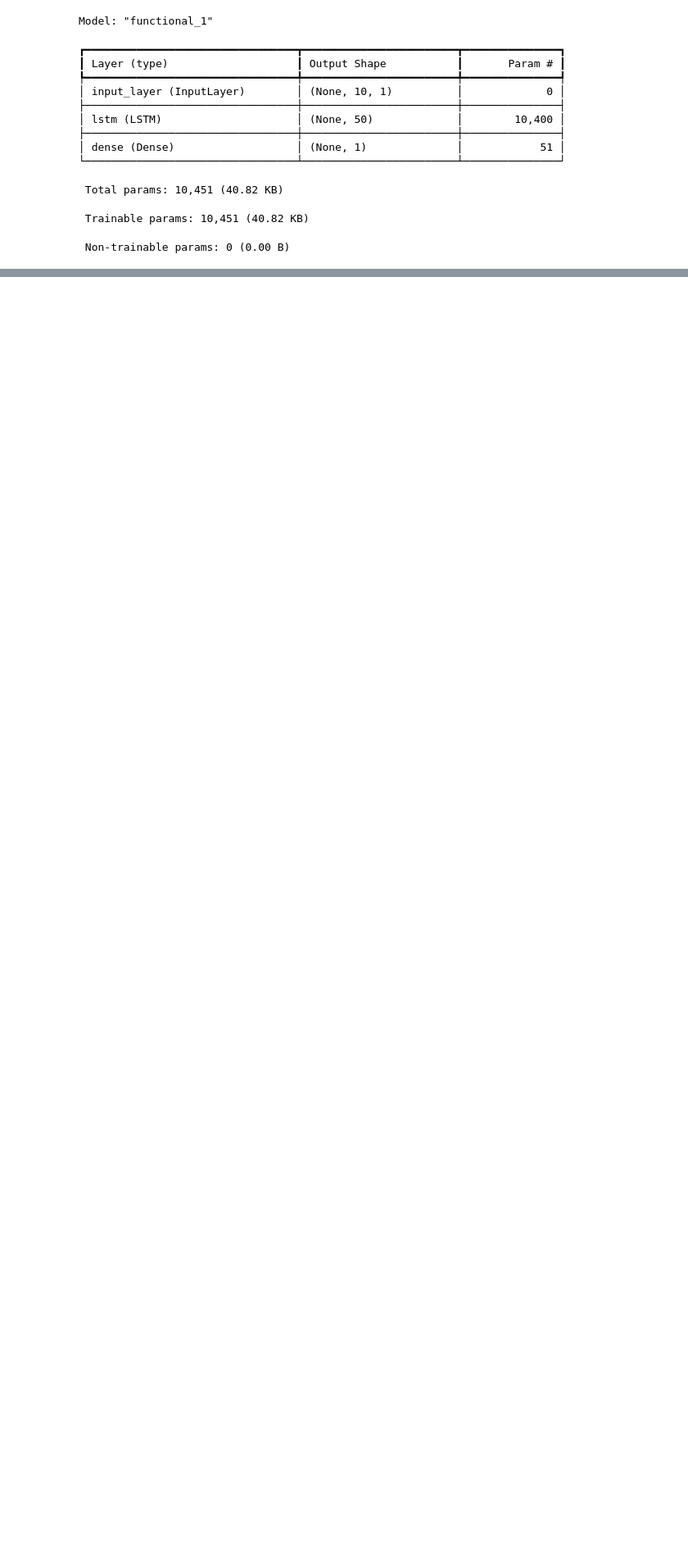
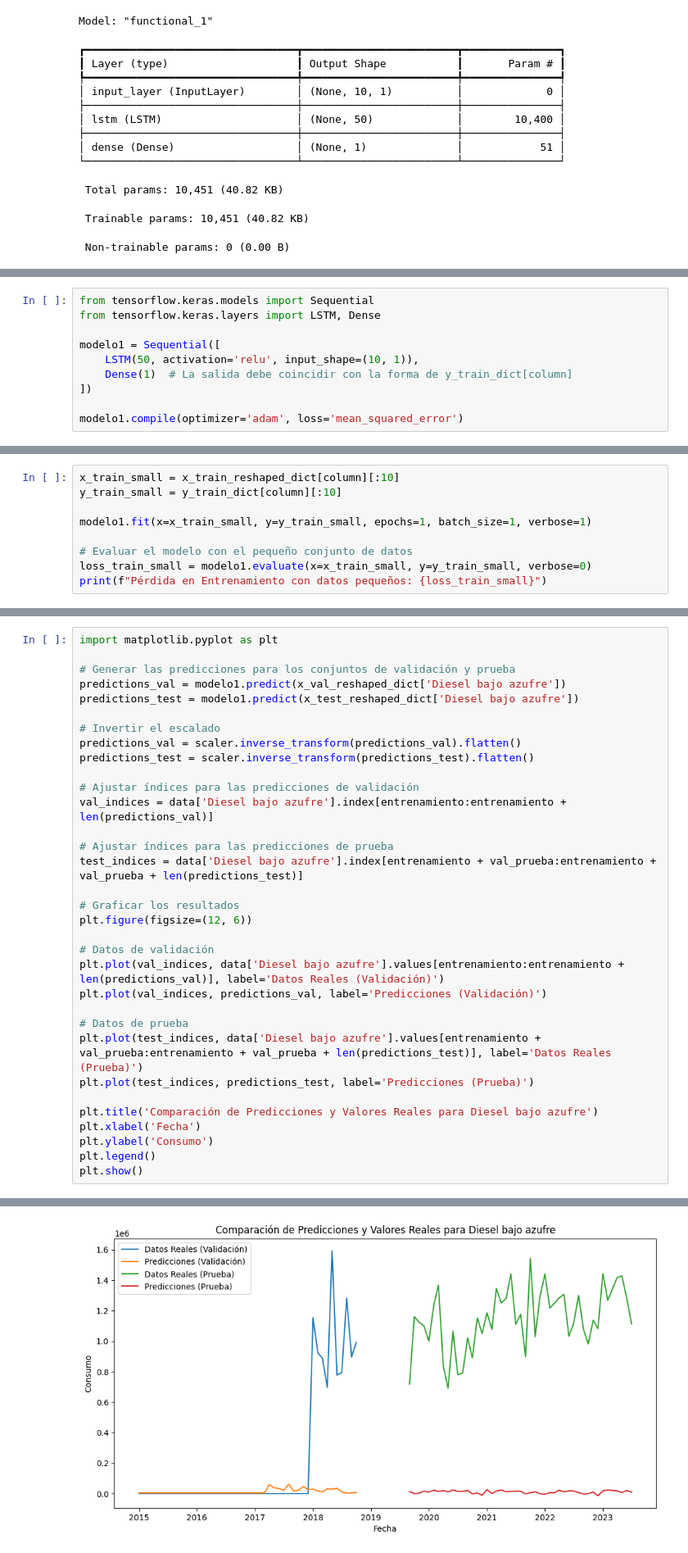
Before and after one commit to Gustixa/data_science, a Jupyter notebook: lab3/lab3.ipynb, the cells around one changed output, grey strips where cells are left out. Shown at 82% size. Saved outputs shown, nothing was run; the diff lists cells and outputs as text; blank space fills up the shorter version.

```diff
--- a/lab3/lab3.ipynb
+++ b/lab3/lab3.ipynb
@@ -664,0 +904,10 @@ Epoch 18/150
+# %%
+from tensorflow.keras.models import Sequential
+from tensorflow.keras.layers import LSTM, Dense
+
+modelo1 = Sequential([
+    LSTM(50, activation='relu', input_shape=(10, 1)),
+    Dense(1)  # La salida debe coincidir con la forma de y_train_dict[column]
+])
+
+modelo1.compile(optimizer='adam', loss='mean_squared_error')
@@ -664,0 +939,9 @@ Epoch 18/150
+# %%
+x_train_small = x_train_reshaped_dict[column][:10]
+y_train_small = y_train_dict[column][:10]
+
+modelo1.fit(x=x_train_small, y=y_train_small, epochs=1, batch_size=1, verbose=1)
+
+# Evaluar el modelo con el pequeño conjunto de datos
+loss_train_small = modelo1.evaluate(x=x_train_small, y=y_train_small, verbose=0)
+print(f"Pérdida en Entrenamiento con datos pequeños: {loss_train_small}")
@@ -664,0 +951,34 @@ Epoch 18/150
+# %%
+import matplotlib.pyplot as plt
+
+# Generar las predicciones para los conjuntos de validación y prueba
+predictions_val = modelo1.predict(x_val_reshaped_dict['Diesel bajo azufre'])
+predictions_test = modelo1.predict(x_test_reshaped_dict['Diesel bajo azufre'])
+
+# Invertir el escalado
+predictions_val = scaler.inverse_transform(predictions_val).flatten()
+predictions_test = scaler.inverse_transform(predictions_test).flatten()
+
+# Ajustar índices para las predicciones de validación
+val_indices = data['Diesel bajo azufre'].index[entrenamiento:entrenamiento + len(predictions_val)]
+
+# Ajustar índices para las predicciones de prueba
+test_indices = data['Diesel bajo azufre'].index[entrenamiento + val_prueba:entrenamiento + val_prueba + len(predictions_test)]
+
+# Graficar los resultados
+plt.figure(figsize=(12, 6))
+
+# Datos de validación
+plt.plot(val_indices, data['Diesel bajo azufre'].values[entrenamiento:entrenamiento + len(predictions_val)], label='Datos Reales (Validación)')
+plt.plot(val_indices, predictions_val, label='Predicciones (Validación)')
+
+# Datos de prueba
+plt.plot(test_indices, data['Diesel bajo azufre'].values[entrenamiento + val_prueba:entrenamiento + val_prueba + len(predictions_test)], label='Datos Reales (Prueba)')
+plt.plot(test_indices, predictions_test, label='Predicciones (Prueba)')
+
+plt.title('Comparación de Predicciones y Valores Reales para Diesel bajo azufre')
+plt.xlabel('Fecha')
+plt.ylabel('Consumo')
+plt.legend()
+plt.show()
+# %% [output]
@@ -664,0 +987 @@ Epoch 18/150
+[figure, added]
```
Also changed, not shown: parts of 15 cells of this notebook.
